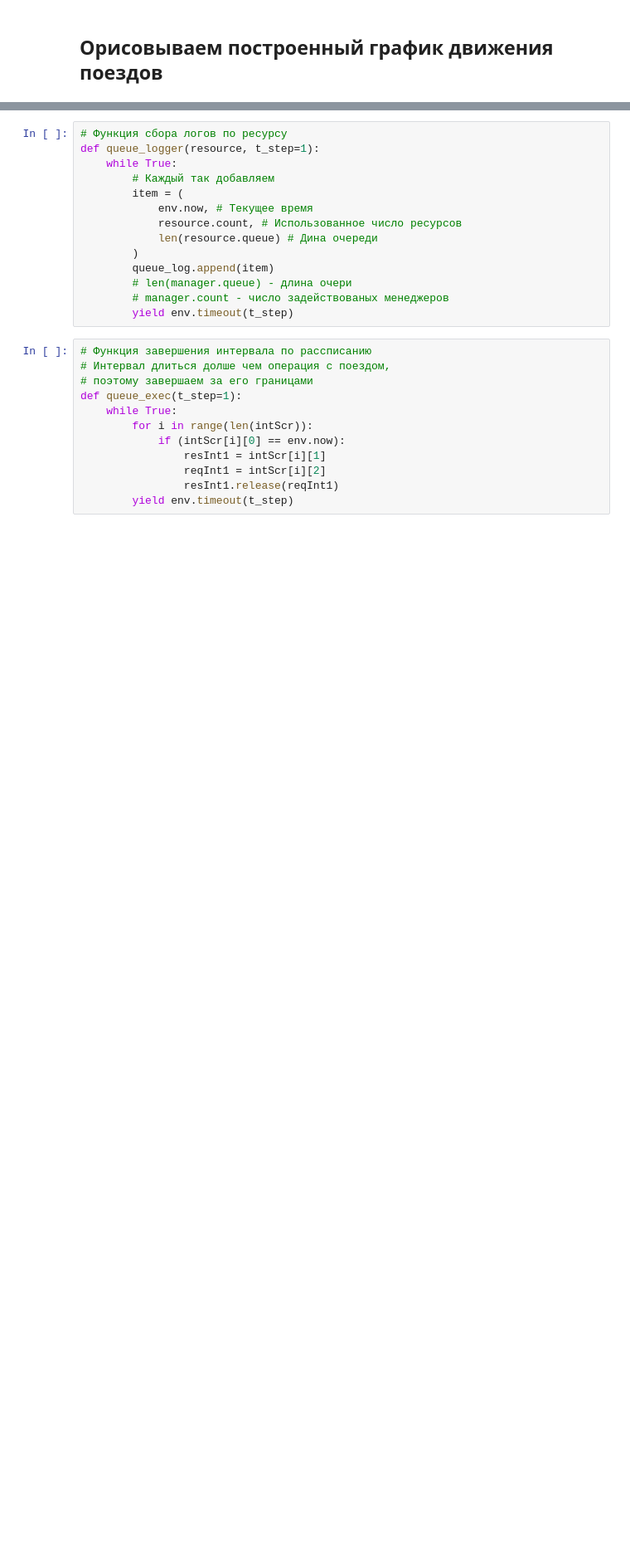
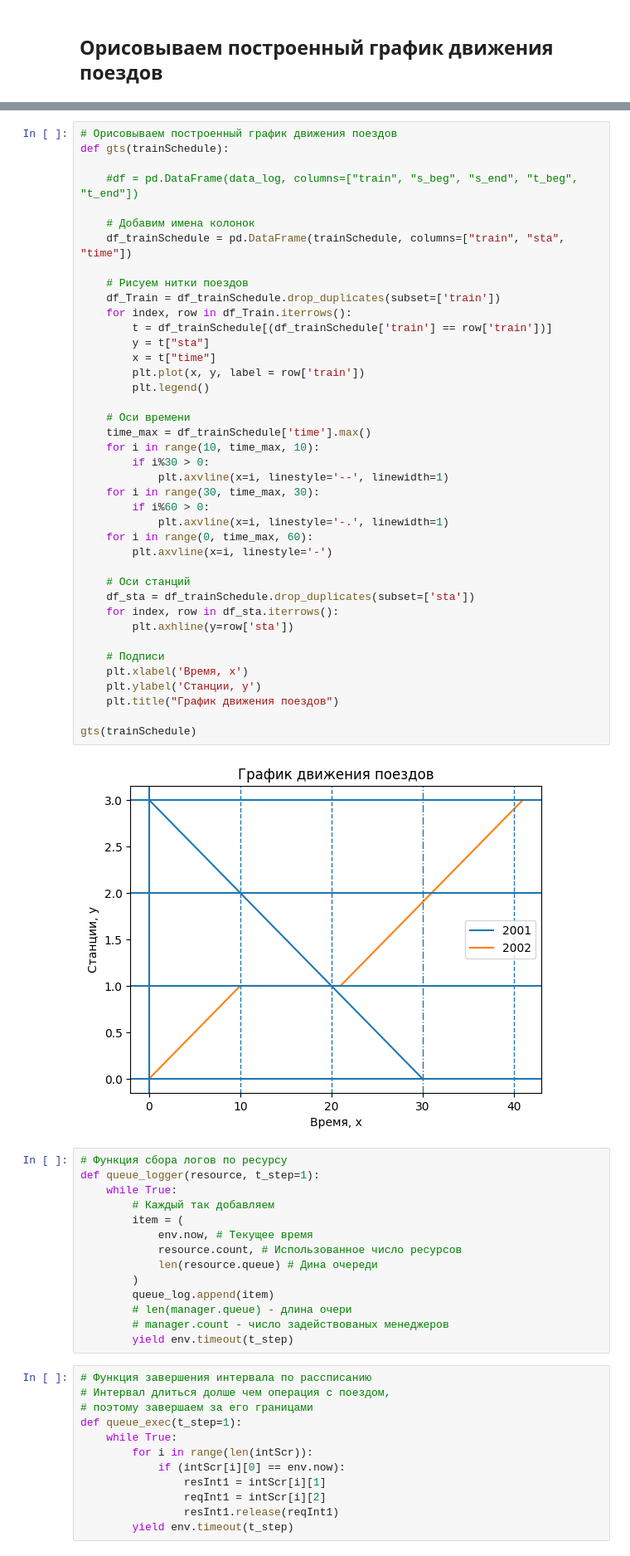
Before and after one commit to AShipulin/Train-Scheduler-Simulator-SimPy, a Jupyter notebook: TrainSchedule.ipynb, the cells around one changed output, grey strips where cells are left out. Shown: that part at 83% size. Drawn from its saved outputs; the diff is of its cells as text; blank space fills up the shorter version.

```diff
--- a/TrainSchedule.ipynb
+++ b/TrainSchedule.ipynb
@@ -54,3 +26,45 @@ def gts(data_log, data):
+# %%
+# Орисовываем построенный график движения поездов
+def gts(trainSchedule):
+
+    #df = pd.DataFrame(data_log, columns=["train", "s_beg", "s_end", "t_beg", "t_end"])
+
+    # Добавим имена колонок
+    df_trainSchedule = pd.DataFrame(trainSchedule, columns=["train", "sta", "time"])
+
+    # Рисуем нитки поездов
+    df_Train = df_trainSchedule.drop_duplicates(subset=['train'])
+    for index, row in df_Train.iterrows():
+        t = df_trainSchedule[(df_trainSchedule['train'] == row['train'])]
+        y = t["sta"]
+        x = t["time"]
+        plt.plot(x, y, label = row['train'])
+        plt.legend()
+
+    # Оси времени
+    time_max = df_trainSchedule['time'].max()
+    for i in range(10, time_max, 10):
+        if i%30 > 0:
+            plt.axvline(x=i, linestyle='--', linewidth=1)
+    for i in range(30, time_max, 30):
+        if i%60 > 0:
+            plt.axvline(x=i, linestyle='-.', linewidth=1)
+    for i in range(0, time_max, 60):
+        plt.axvline(x=i, linestyle='-')
+
+    # Оси станций
+    df_sta = df_trainSchedule.drop_duplicates(subset=['sta'])
+    for index, row in df_sta.iterrows():
+        plt.axhline(y=row['sta'])
+
+    # Подписи
+    plt.xlabel('Время, x')
+    plt.ylabel('Станции, y')
+    plt.title("График движения поездов")
+
+gts(trainSchedule)
+# %% [output]
+[figure, added]
 # %%
 # Функция сбора логов по ресурсу
 def queue_logger(resource, t_step=1):
```
Also changed, not shown: parts of 3 cells of this notebook.
